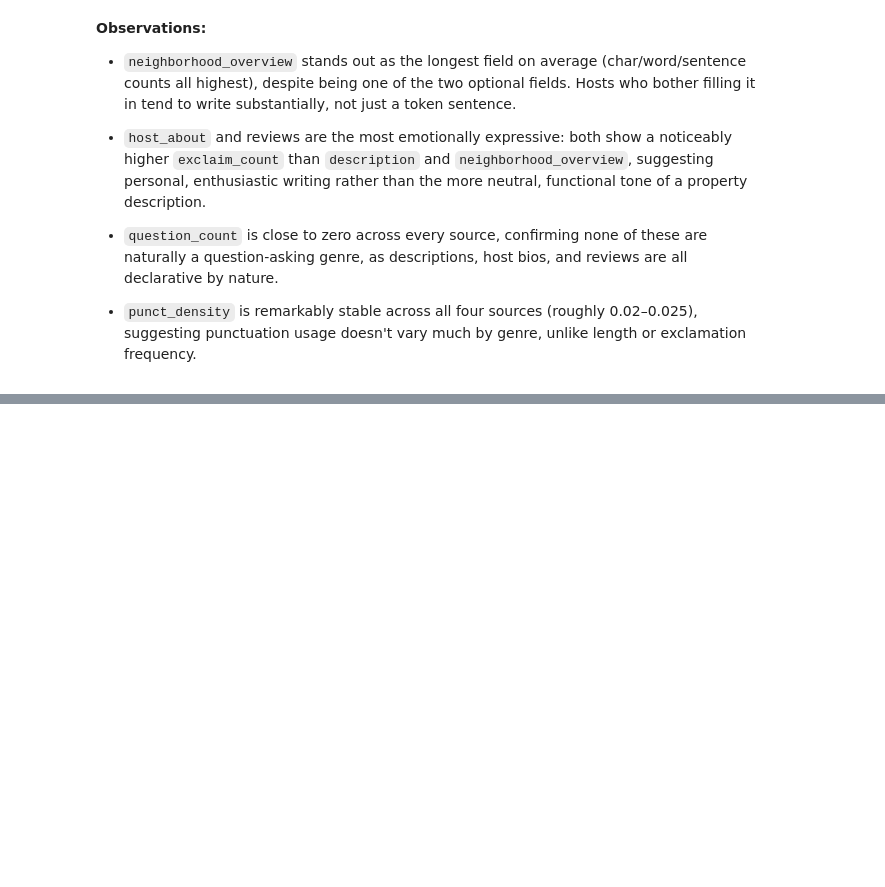
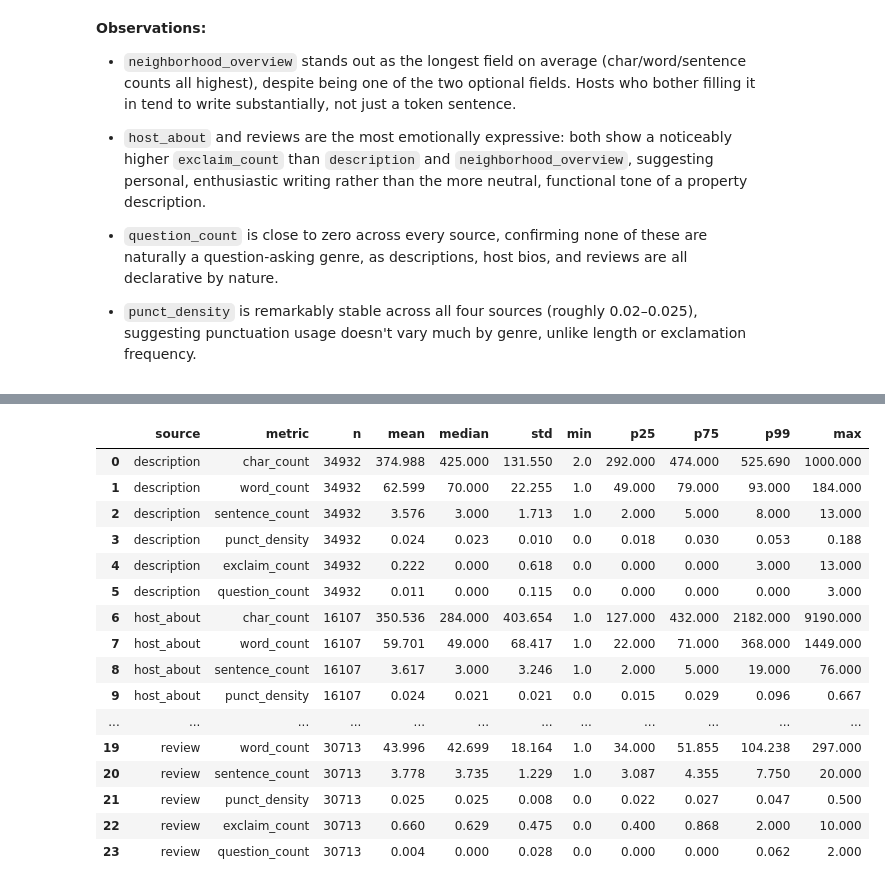
Before and after one commit to pln6/airbnb-market-segmentation-analysis, a Jupyter notebook: notebooks/02_feature_engineering.ipynb, the cells around one changed output, grey strips where cells are left out. Cells and saved outputs as stored; diff of their text form; code cells hidden in the pictures; blank space fills up the shorter version.

```diff
--- a/notebooks/02_feature_engineering.ipynb
+++ b/notebooks/02_feature_engineering.ipynb
@@ -1143,0 +1173,41 @@ plt.show()
+# %%
+summary_rows = []
+for source_name, prefix in sources.items():
+    for metric in metrics:
+        col = f'{prefix}{metric}'
+        if col in listings_clean.columns:
+            data = listings_clean[col].dropna()
+            summary_rows.append({
+                'source': source_name,
+                'metric': metric,
+                'n': len(data),
+                'mean': round(data.mean(), 3),
+                'median': round(data.median(), 3),
+                'std': round(data.std(), 3),
+                'min': round(data.min(), 3),
+                'p25': round(data.quantile(0.25), 3),
+                'p75': round(data.quantile(0.75), 3),
+                'p99': round(data.quantile(0.99), 3),
+                'max': round(data.max(), 3)
+            })
+
+stylometry_summary = pd.DataFrame(summary_rows)
+display(stylometry_summary)
+# %% [output]
+|  | source | metric | n | mean | median | std | min | p25 | p75 | p99 | max |
+| 0 | description | char_count | 34932 | 374.988 | 425.000 | 131.550 | 2.0 | 292.000 | 474.000 | 525.690 | 1000.000 |
+| 1 | description | word_count | 34932 | 62.599 | 70.000 | 22.255 | 1.0 | 49.000 | 79.000 | 93.000 | 184.000 |
+| 2 | description | sentence_count | 34932 | 3.576 | 3.000 | 1.713 | 1.0 | 2.000 | 5.000 | 8.000 | 13.000 |
+| 3 | description | punct_density | 34932 | 0.024 | 0.023 | 0.010 | 0.0 | 0.018 | 0.030 | 0.053 | 0.188 |
+| 4 | description | exclaim_count | 34932 | 0.222 | 0.000 | 0.618 | 0.0 | 0.000 | 0.000 | 3.000 | 13.000 |
+| 5 | description | question_count | 34932 | 0.011 | 0.000 | 0.115 | 0.0 | 0.000 | 0.000 | 0.000 | 3.000 |
+| 6 | host_about | char_count | 16107 | 350.536 | 284.000 | 403.654 | 1.0 | 127.000 | 432.000 | 2182.000 | 9190.000 |
+| 7 | host_about | word_count | 16107 | 59.701 | 49.000 | 68.417 | 1.0 | 22.000 | 71.000 | 368.000 | 1449.000 |
+| 8 | host_about | sentence_count | 16107 | 3.617 | 3.000 | 3.246 | 1.0 | 2.000 | 5.000 | 19.000 | 76.000 |
+| 9 | host_about | punct_density | 16107 | 0.024 | 0.021 | 0.021 | 0.0 | 0.015 | 0.029 | 0.096 | 0.667 |
+| ... | ... | ... | ... | ... | ... | ... | ... | ... | ... | ... | ... |
+| 19 | review | word_count | 30713 | 43.996 | 42.699 | 18.164 | 1.0 | 34.000 | 51.855 | 104.238 | 297.000 |
+| 20 | review | sentence_count | 30713 | 3.778 | 3.735 | 1.229 | 1.0 | 3.087 | 4.355 | 7.750 | 20.000 |
+| 21 | review | punct_density | 30713 | 0.025 | 0.025 | 0.008 | 0.0 | 0.022 | 0.027 | 0.047 | 0.500 |
+| 22 | review | exclaim_count | 30713 | 0.660 | 0.629 | 0.475 | 0.0 | 0.400 | 0.868 | 2.000 | 10.000 |
+| 23 | review | question_count | 30713 | 0.004 | 0.000 | 0.028 | 0.0 | 0.000 | 0.000 | 0.062 | 2.000 |
```
Also changed, not shown: parts of 2 cells of this notebook.
